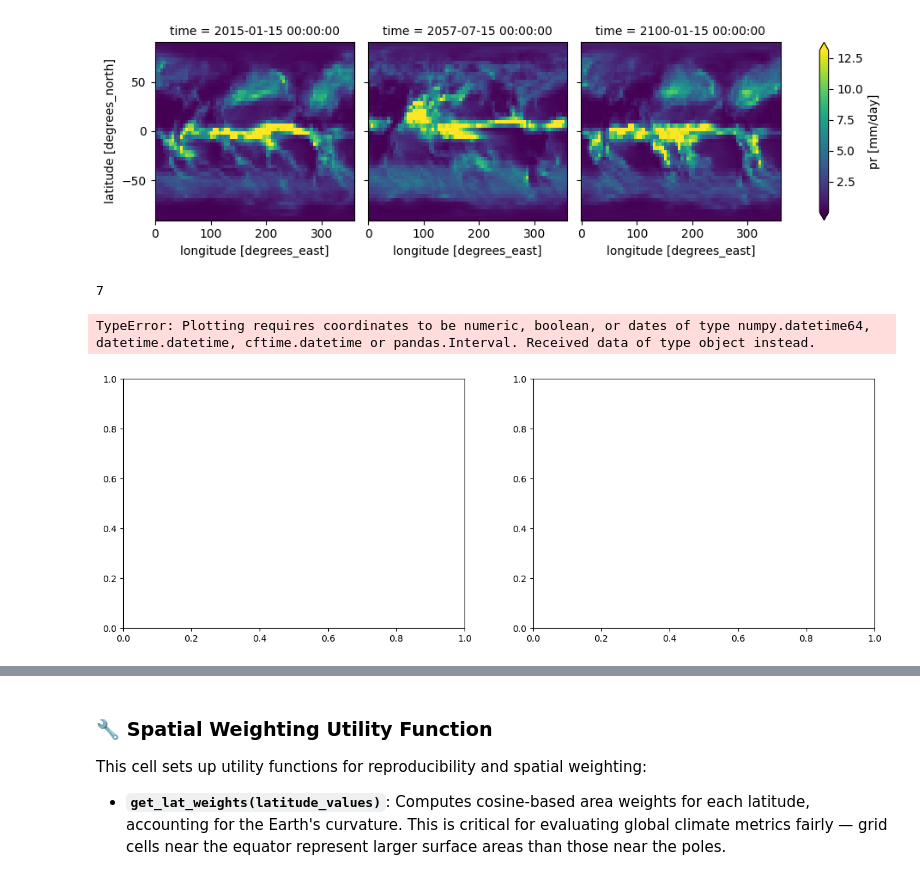
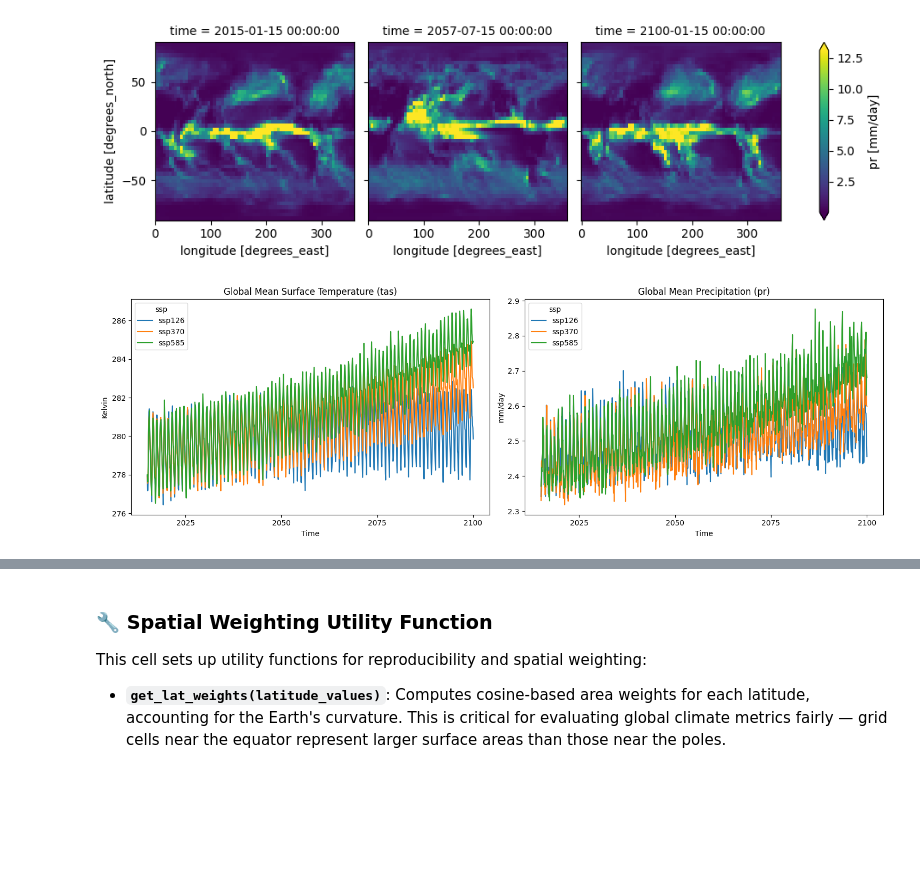
Before and after one commit to cgaldston/CSE_151B_Final_Project, a Jupyter notebook: cgaldston_attempt1.ipynb, the cells around one changed output, grey strips where cells are left out. Saved outputs shown, nothing was run; the diff lists cells and outputs as text; code cells hidden in the pictures; blank space fills up the shorter version.

```diff
--- a/cgaldston_attempt1.ipynb
+++ b/cgaldston_attempt1.ipynb
@@ -230,15 +350,30 @@ data_subset.pr.plot(col="time", x="x", y="y", robust=True)
 <xarray.plot.facetgrid.FacetGrid at 0x...>
 [figure]
 [figure]
-# %%
-global_mean_data = data.sel(ssp=["ssp126", "ssp370", "ssp585"]).mean(dim=["x", "y", "member_id"])
-print(len(global_mean_data)) # also average over all ensemble members
-fig, ax = plt.subplots(1, 2, figsize=(15, 5))
-global_mean_data.tas.plot(label="Temperature", ax=ax[0], hue="ssp")
-global_mean_data.pr.plot(label="Precipitation", ax=ax[1], hue="ssp")# Plot the time series of global mean temperature and precipitation
-# %% [output]
-7
-TypeError: Plotting requires coordinates to be numeric, boolean, or dates of type numpy.datetime64, datetime.datetime, cftime.datetime or pandas.Interval. Received data of type object instead.
-[figure, removed]
+# %%
+# Compute global mean over space (x and y) for each SSP and member
+global_mean_data = data.sel(ssp=["ssp126", "ssp370", "ssp585"], member_id=0).mean(dim=["x", "y"])
+
+# Create the subplots
+fig, ax = plt.subplots(1, 2, figsize=(15, 5))
+
+# Plot temperature (tas)
+global_mean_data.tas.plot(ax=ax[0], hue="ssp")
+ax[0].set_title("Global Mean Surface Temperature (tas)")
+ax[0].set_xlabel("Time")
+ax[0].set_ylabel("Kelvin")
+
+# Plot precipitation (pr)
+global_mean_data.pr.plot(ax=ax[1], hue="ssp")
+ax[1].set_title("Global Mean Precipitation (pr)")
+ax[1].set_xlabel("Time")
+ax[1].set_ylabel("mm/day")
+
+# Adjust and save
+plt.tight_layout()
+plt.savefig("global_mean_tas_pr.png", dpi=300, bbox_inches="tight")
+plt.show()
+# %% [output]
+[figure, added]
 # %%
 global_mean_data = data.sel(ssp=["ssp126", "ssp370", "ssp585"]).mean(dim=["longitude", "latitude", "member_id"])
```
Also changed, not shown: parts of 26 cells of this notebook.
